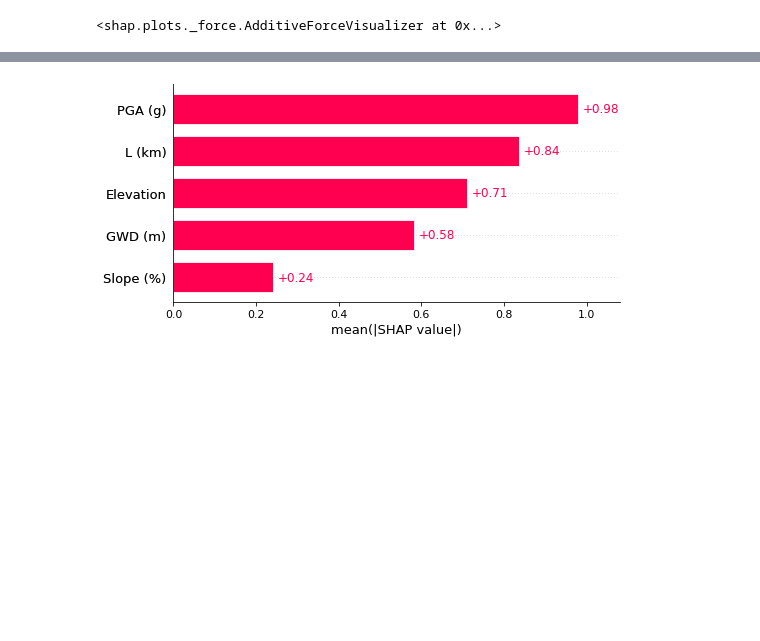
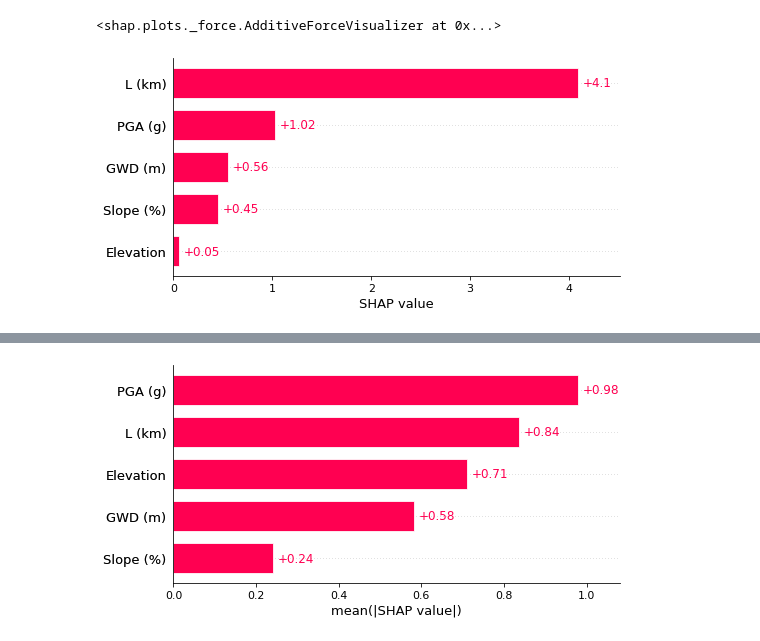
Before and after one commit to geoelements/xai-lateral-spreading, a Jupyter notebook: xgboost-classifier.ipynb, the cells around one changed output, grey strips where cells are left out. Cells and saved outputs as stored; diff of their text form; code cells hidden in the pictures; blank space fills up the shorter version.

```diff
--- a/xgboost-classifier.ipynb
+++ b/xgboost-classifier.ipynb
@@ -79,6 +83,10 @@ shap.plots.force(shap_values[2])
 # %% [output]
 [interactive output not drawn]
 <shap.plots._force.AdditiveForceVisualizer at 0x...>
+# %%
+shap.plots.bar(shap_values[2])
+# %% [output]
+[figure, added]
 # %%
 # summarize the effects of all the features
 shap.plots.beeswarm(shap_values)
```
Also changed, not shown: parts of 11 cells of this notebook.
